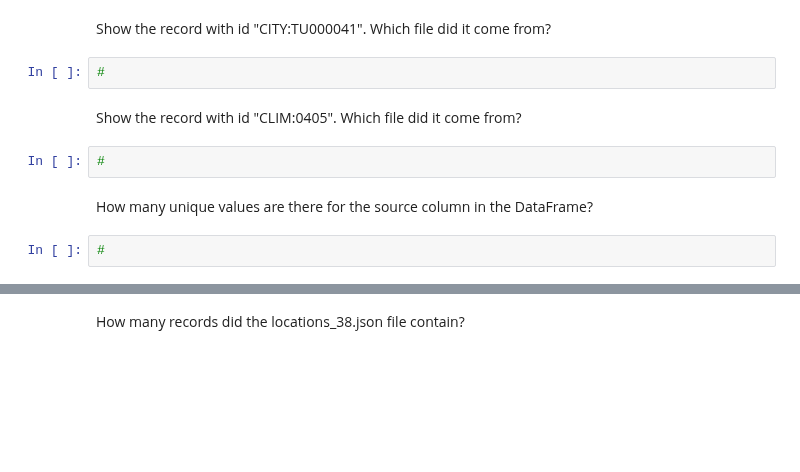
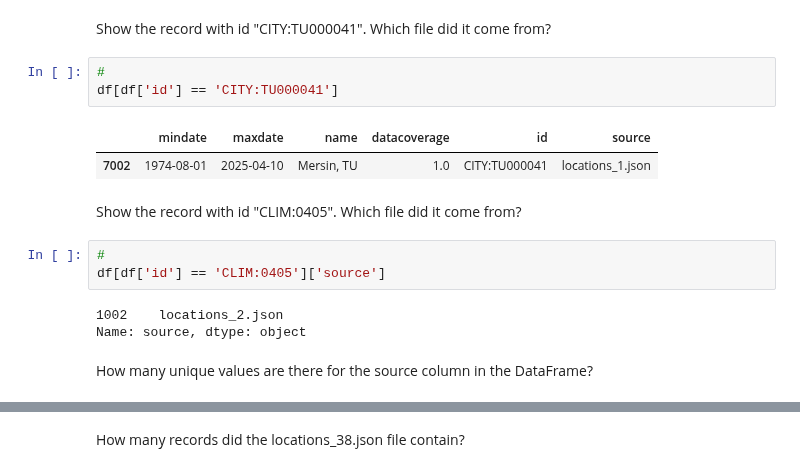
Before and after one commit to KunleAdeyanju/DataEngineering.Labs.NOAALocations, a Jupyter notebook: loading_locations_data_into_dataframes.ipynb, the cells around one changed output, grey strips where cells are left out. Cells and saved outputs as stored; diff of their text form; blank space fills up the shorter version.

```diff
--- a/loading_locations_data_into_dataframes.ipynb
+++ b/loading_locations_data_into_dataframes.ipynb
@@ -174,13 +174,19 @@ print(duplicate_ids)
 # Peking In
 # %% [markdown]
 Show the record with id "CITY:TU000041". Which file did it come from?
-# %%
-#
+# %%
+#
+df[df['id'] == 'CITY:TU000041']
+# %% [output]
+|  | mindate | maxdate | name | datacoverage | id | source |
+| 7002 | 1974-08-01 | 2025-04-10 | Mersin, TU | 1.0 | CITY:TU000041 | locations_1.json |
 # %% [markdown]
 Show the record with id "CLIM:0405". Which file did it come from?
-# %%
-#
+# %%
+#
+df[df['id'] == 'CLIM:0405']['source']
+# %% [output]
+1002    locations_2.json
+Name: source, dtype: object
 # %% [markdown]
 How many unique values are there for the source column in the DataFrame?
-# %%
-#
```
Also changed, not shown: parts of 2 cells of this notebook.
